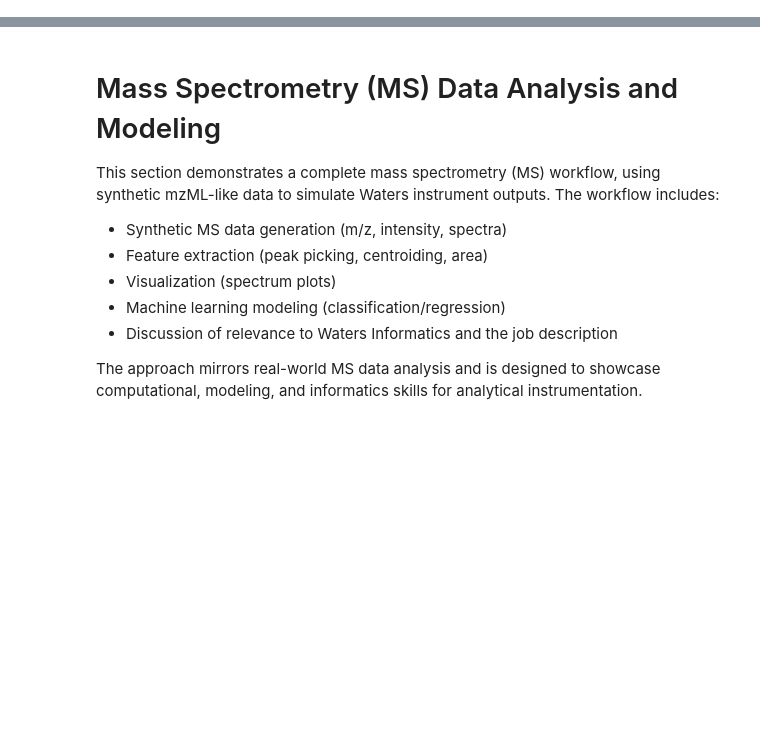
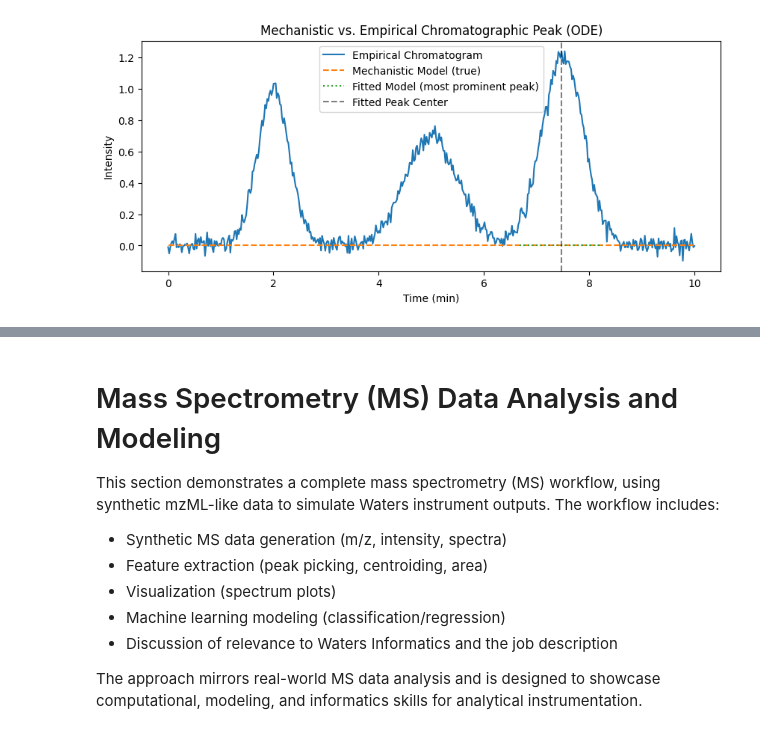
Before and after one commit to justin-mbca/chromatography-ml-pipeline, a Jupyter notebook: notebooks/chromatography_mass_spectrometry_informatics_workflow.ipynb, the cells around one changed output, grey strips where cells are left out. Drawn from its saved outputs; the diff is of its cells as text; code cells hidden in the pictures; blank space fills up the shorter version.

```diff
--- a/notebooks/chromatography_mass_spectrometry_informatics_workflow.ipynb
+++ b/notebooks/chromatography_mass_spectrometry_informatics_workflow.ipynb
@@ -0,0 +75,99 @@
+# %%
+from scipy.integrate import odeint
+from scipy.optimize import curve_fit
+
+# Axial Dispersion Model ODE: dC/dt = D*d2C/dx2 - v*dC/dx (1D column, fixed boundaries)
+def axial_dispersion(C, t, D, v, L):
+    dCdt = np.zeros_like(C)
+    dx = L / (len(C) - 1)
+    # 2nd derivative (central difference)
+    d2Cdx2 = np.zeros_like(C)
+    d2Cdx2[1:-1] = (C[2:] - 2*C[1:-1] + C[:-2]) / dx**2
+    # 1st derivative (central difference)
+    dCdx = np.zeros_like(C)
+    dCdx[1:-1] = (C[2:] - C[:-2]) / (2*dx)
+    dCdt[1:-1] = D * d2Cdx2[1:-1] - v * dCdx[1:-1]
+    return dCdt
+
+# Simulation parameters
+time = np.linspace(0, 10, 500)
+L = 10  # column length
+v_true = 1.5  # true velocity
+D_true = 0.2  # true dispersion
+
+# Initial condition: pulse at x=0 at t=0
+n_points = 100
+x = np.linspace(0, L, n_points)
+C0 = np.zeros(n_points)
+C0[5] = 1.0  # pulse at inlet
+
+# Simulate using odeint
+def simulate_dispersion_odeint(t, D, v):
+    def ode(C, t):
+        return axial_dispersion(C, t, D, v, L)
+    C = odeint(ode, C0, t)
+    # Detector at column end (x = L)
+    return C[:, -1]
+
+# Generate synthetic mechanistic peak
+y_mech = simulate_dispersion_odeint(time, D_true, v_true)
+
+# --- Fit model to the most prominent detected peak ---
+# Use detected peaks from earlier (peak_indices from find_peaks)
+if len(peak_indices) == 0:
+    print('Warning: No peaks detected. Skipping mechanistic model fit.')
+    popt = [np.nan, np.nan, np.nan]
+    empirical_peak = np.array([])
+    empirical_time = np.array([])
+else:
+    # Select the most prominent peak (highest intensity among detected peaks)
+    prominences = chrom[peak_indices]
+    main_peak_idx = peak_indices[np.argmax(prominences)]
+    # Window around this peak
+    max_window = 40
+    min_points = 10
+    left = max(0, main_peak_idx - max_window)
+    right = min(len(time), main_peak_idx + max_window)
+    if right - left < min_points:
+        expand = min_points - (right - left)
+        left = max(0, left - expand // 2)
+        right = min(len(time), right + expand - expand // 2)
+    if right - left < min_points:
+        left = max(0, main_peak_idx - min_points // 2)
+        right = min(len(time), main_peak_idx + min_points // 2)
+    if right - left < min_points:
+        left = 0
+        right = len(time)
+    empirical_peak = chrom[left:right]
+    empirical_time = time[left:right]
+    print(f'Fitting to detected peak at index {main_peak_idx} (rt={time[main_peak_idx]:.2f}) with window: left={left}, right={right}, length={right-left}')
+
+    def fit_dispersion(t, D, v, scale):
+        sim = simulate_dispersion_odeint(t, D, v)
+        return scale * sim
+
+    # Prepare arrays for curve_fit (no slicing needed, arrays are already windowed)
+    if len(empirical_peak) == 0 or len(empirical_time) == 0:
+        print('Warning: No data available for fitting. Skipping mechanistic model fit.')
+        popt = [np.nan, np.nan, np.nan]
+    else:
+        popt, _ = curve_fit(fit_dispersion, empirical_time, empirical_peak, p0=[0.1, 1.0, 1.0], bounds=([0,0,0],[5,5,10]))
+
+# Plot comparison
+plt.figure(figsize=(10,4))
+plt.plot(time, chrom, label='Empirical Chromatogram')
+plt.plot(time, y_mech, '--', label='Mechanistic Model (true)')
+if len(peak_indices) > 0 and len(empirical_peak) > 0:
+    plt.plot(empirical_time, fit_dispersion(empirical_time, *popt), ':', label='Fitted Model (most prominent peak)')
+    plt.axvline(time[main_peak_idx], color='k', linestyle='--', alpha=0.5, label='Fitted Peak Center')
+plt.xlabel('Time (min)')
+plt.ylabel('Intensity')
+plt.title('Mechanistic vs. Empirical Chromatographic Peak (ODE)')
+plt.legend()
+plt.show()
+
+# Compare features
+print('Fitted dispersion D:', popt[0])
+print('Fitted velocity v:', popt[1])
+print('Fitted scale:', popt[2])
+# %% [output]
@@ -0,0 +175 @@
+[figure, added]
```
Also changed, not shown: parts of 9 cells of this notebook, 4 other files.
